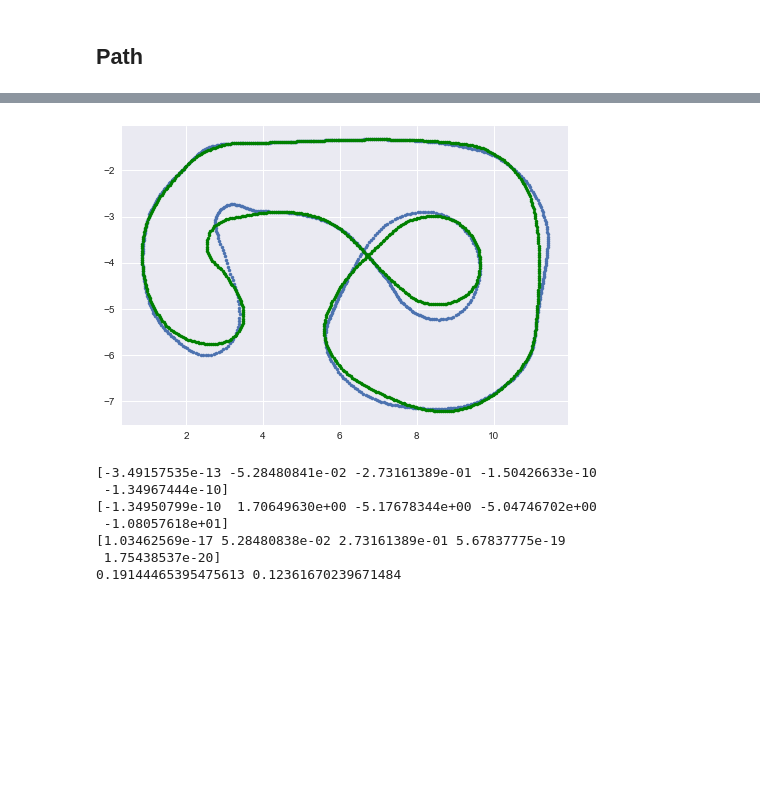
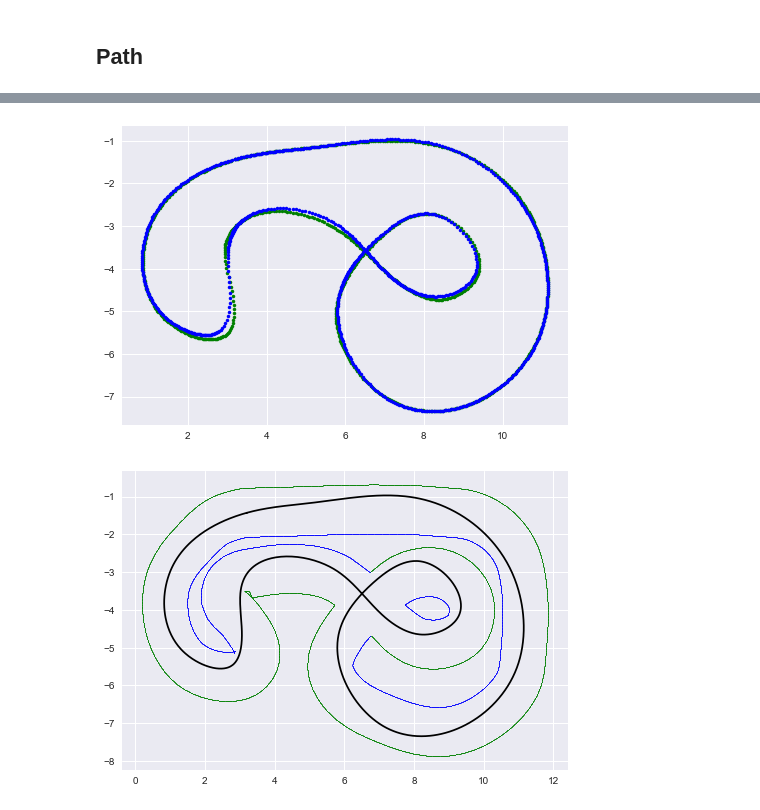
Before and after one commit to danchia/zoomies, a Jupyter notebook: tools/racingpath/import_path.ipynb, the cells around one changed output, grey strips where cells are left out. Drawn from its saved outputs; the diff is of its cells as text; code cells hidden in the pictures; blank space fills up the shorter version.

```diff
--- a/tools/racingpath/import_path.ipynb
+++ b/tools/racingpath/import_path.ipynb
@@ -14,6 +19,7 @@ plt.style.use('seaborn')
 # %%
 # SEGMENT_LENGTH = 0.05  # in meters
 SEGMENT_LENGTH = 0.05
+BOUNDARY_SEGMENT_LENGTH = 0.01 # in meters, finer
 TRACK_WIDTH = 1.3
 ROBOT_HALF_WIDTH = 0.17 # includes safety padding
 G = 9.807
@@ -220,6 +168,7 @@ def c2d(dt, A, B, D):
   return Xt[0:ar,0:ac], Xt[0:ar,ac], Xt[0:ar,ac+1]
 
 
+left_dists, right_dists = track.boundary_dist(ROBOT_HALF_WIDTH)
 
 N = len(V)
 x = cp.Variable((5, N)) # [e delta_heading yaw_rate beta heading]
@@ -229,16 +178,15 @@ constraints = [
   x[0,0] == 0,
   x[0,:] <= left_dists,
   -1.0*x[0,:] <= right_dists,
-  cp.abs(x[:,0] - x[0,-1]) <= 0.0001,
-  # cp.abs(x[0,0] - x[0,-1]) <= 0.0001,
-  # x[1:5,0] == x[1:5,-1]
+  cp.abs(x[0:4,0] - x[0:4,-1]) <= 0.0001,
 ]
 
 for idx in range(N-1):
-  dt = (S[idx+1]-S[idx])/V[idx]
+  s = track.S[idx] if idx > 0 else track.S[-1]
+  dt = s/V[idx]
   A = np.zeros((5, 5), dtype=np.float64)
   # assumes even weight dstro.. should fix?
-  Fyf = ROBOT_MASS/2*K[idx]*V[idx]**2
+  Fyf = ROBOT_MASS/2*track.K[idx]*V[idx]**2
   Fyr = Fyf
   slip_front, Cf = fiala_lookup(alpha, force, Fyf)
   slip_rear, Cr = fiala_lookup(alpha, force, Fyr)
@@ -253,7 +201,7 @@ for idx in range(N-1):
   B = np.array([0.0, 0.0, ROBOT_LF * Cf / ROBOT_I, Cf / (ROBOT_MASS * V[idx]), 0]).reshape((5,1))
   D = np.array([
     0.0,
-    -K[idx]*V[idx],
+    -track.K[idx]*V[idx],
     (ROBOT_LF*Cf*slip_front - ROBOT_LR*Cr*slip_rear + ROBOT_LF*Fyf - ROBOT_LR*Fyr)/ROBOT_I,
     (Cf*slip_front + Cr*slip_rear + Fyf + Fyr)/(ROBOT_MASS*V[idx]),
     0.0
@@ -262,7 +210,7 @@ for idx in range(N-1):
   constraints.append(x[:,idx+1] == Ak@x[:,idx] + Bk*delta[idx] + Dk)
 
 # obj = cp.Minimize(cp.sum_squares(cp.diff(x[4,:])/np.diff(S)) + 0.01*cp.sum_squares(cp.diff(delta)) + 500000*cp.norm(slack, p=2))
-obj = cp.Minimize(cp.sum_squares(cp.diff(x[4,:])/np.diff(S)) + 1.0*cp.sum_squares(cp.diff(delta)))
+obj = cp.Minimize(cp.sum_squares(cp.diff(x[4,:])/track.S[1:]) + 1.0*cp.sum_squares(cp.diff(delta)))
 
 prob = cp.Problem(obj, constraints)
 prob.solve()
@@ -294,31 +242,21 @@ plt.show()
 # %%
 plt.figure()
+plt.plot(track.pts[0], track.pts[1],'.g')
 
-xs = []
-ys = []
-for idx in range(len(pts)):
-  xp, yp = pts[idx].real, -pts[idx].imag
+new_x = []
+new_y = []
+for idx in range(len(track.pts[0])):
+  xp, yp = track.pts[0][idx], track.pts[1][idx]
   xstar = x.value[:,idx]
-  xs.append(xp - xstar[0]*math.cos(xstar[4]))
-  ys.append(yp - xstar[0]*math.sin(xstar[4]))
-plt.plot(xs,ys,'.')
+  new_x.append(xp - xstar[0]*math.cos(xstar[4]))
+  new_y.append(yp - xstar[0]*math.sin(xstar[4]))
 
-xs = [p.real for p in pts]
-ys = [-p.imag for p in pts]
-plt.plot(xs,ys,'.g')
+track.racing_line_from_points([new_x, new_y], smooth_factor=1)
+plt.plot(track.pts[0], track.pts[1],'.b')
+
 plt.show()
+
+track.display()
 # %% [output]
-[figure, old version]
+[figure, new version]
+[figure, added]
-# %%
-print(x.value[:,0])
-print(x.value[:,-1])
-print(slack.value)
-print(min(left_dists), min(right_dists))
-# %% [output]
-[-3.49157535e-13 -5.28480841e-02 -2.73161389e-01 -1.50426633e-10
- -1.34967444e-10]
-[-1.34950799e-10  1.70649630e+00 -5.17678344e+00 -5.04746702e+00
- -1.08057618e+01]
-[1.03462569e-17 5.28480838e-02 2.73161389e-01 5.67837775e-19
- 1.75438537e-20]
-0.19144465395475613 0.12361670239671484
```
Also changed, not shown: parts of 17 cells of this notebook, 2 other files.
